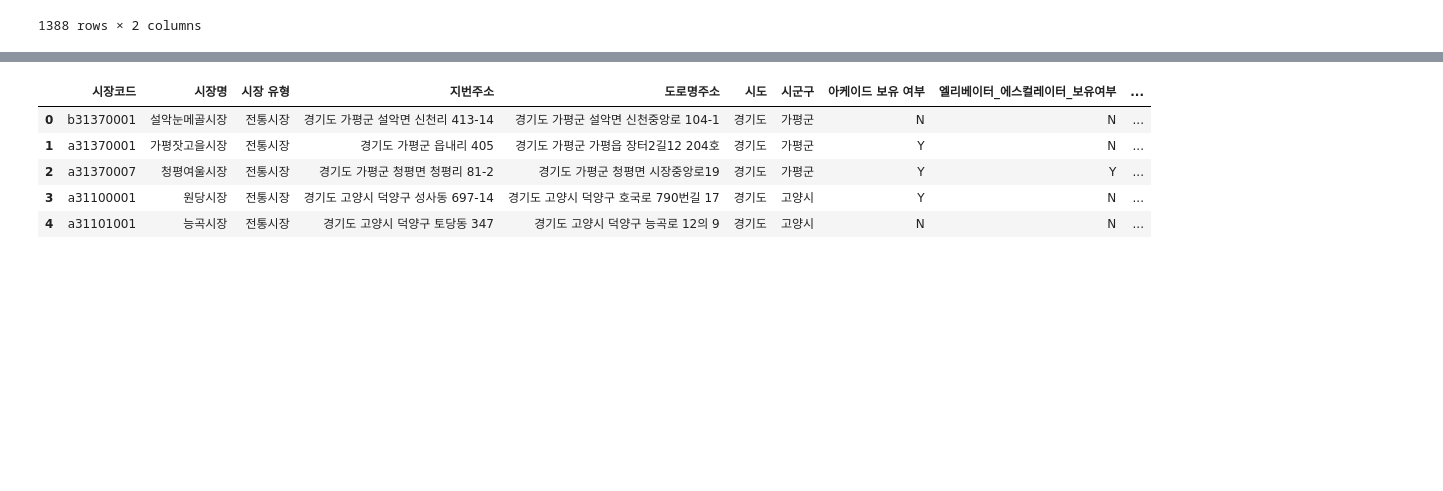
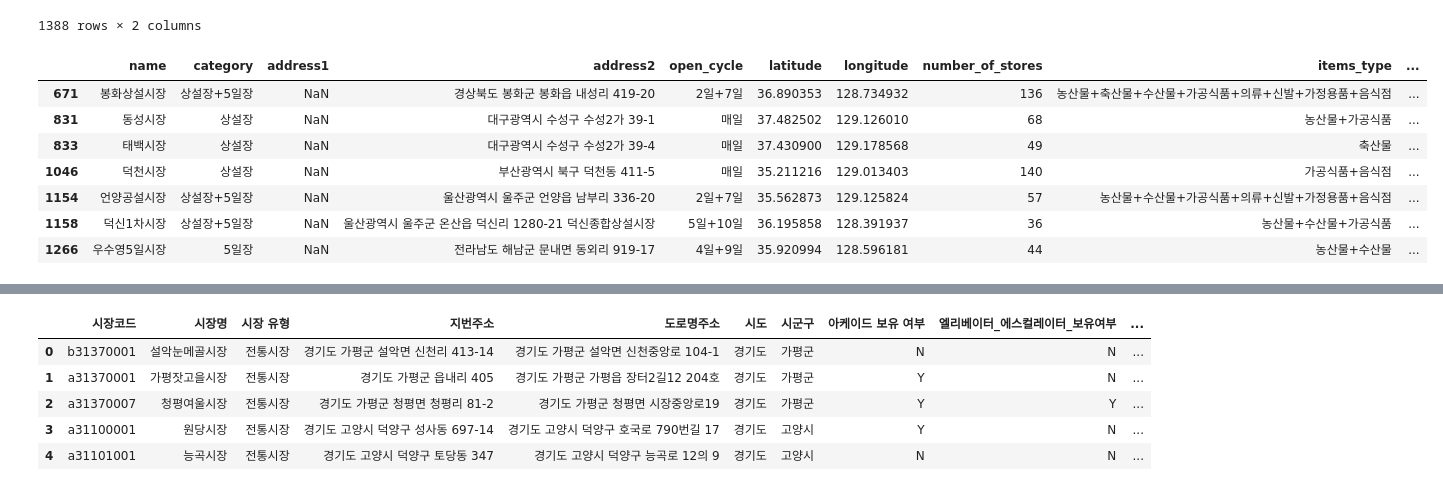
Before and after one commit to ArcoKim/traditional_market_map, a Jupyter notebook: data/transform.ipynb, the cells around one changed output, grey strips where cells are left out. Drawn from its saved outputs; the diff is of its cells as text; code cells hidden in the pictures; blank space fills up the shorter version.

```diff
--- a/data/transform.ipynb
+++ b/data/transform.ipynb
@@ -62,3 +62,14 @@ market[['number_of_stores', 'open_year']]
 | 1386 | 46 | 1969 |
 | 1387 | 17 | 1964 |
 1388 rows × 2 columns
+# %%
+market[market['address1'].isnull()]
+# %% [output]
+|  | name | category | address1 | address2 | open_cycle | latitude | longitude | number_of_stores | items_type | ... |
+| 671 | 봉화상설시장 | 상설장+5일장 | NaN | 경상북도 봉화군 봉화읍 내성리 419-20 | 2일+7일 | 36.890353 | 128.734932 | 136 | 농산물+축산물+수산물+가공식품+의류+신발+가정용품+음식점 | ... |
+| 831 | 동성시장 | 상설장 | NaN | 대구광역시 수성구 수성2가 39-1 | 매일 | 37.482502 | 129.126010 | 68 | 농산물+가공식품 | ... |
+| 833 | 태백시장 | 상설장 | NaN | 대구광역시 수성구 수성2가 39-4 | 매일 | 37.430900 | 129.178568 | 49 | 축산물 | ... |
+| 1046 | 덕천시장 | 상설장 | NaN | 부산광역시 북구 덕천동 411-5 | 매일 | 35.211216 | 129.013403 | 140 | 가공식품+음식점 | ... |
+| 1154 | 언양공설시장 | 상설장+5일장 | NaN | 울산광역시 울주군 언양읍 남부리 336-20 | 2일+7일 | 35.562873 | 129.125824 | 57 | 농산물+수산물+가공식품+의류+신발+가정용품+음식점 | ... |
+| 1158 | 덕신1차시장 | 상설장+5일장 | NaN | 울산광역시 울주군 온산읍 덕신리 1280-21 덕신종합상설시장 | 5일+10일 | 36.195858 | 128.391937 | 36 | 농산물+수산물+가공식품 | ... |
+| 1266 | 우수영5일시장 | 5일장 | NaN | 전라남도 해남군 문내면 동외리 919-17 | 4일+9일 | 35.920994 | 128.596181 | 44 | 농산물+수산물 | ... |
```
Also changed, not shown: parts of 19 cells of this notebook.
